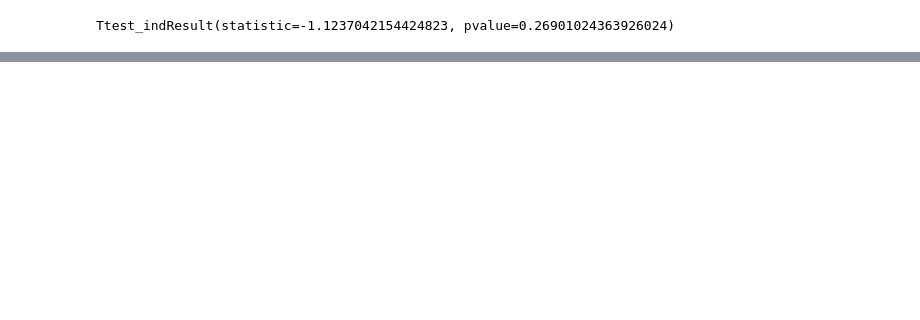
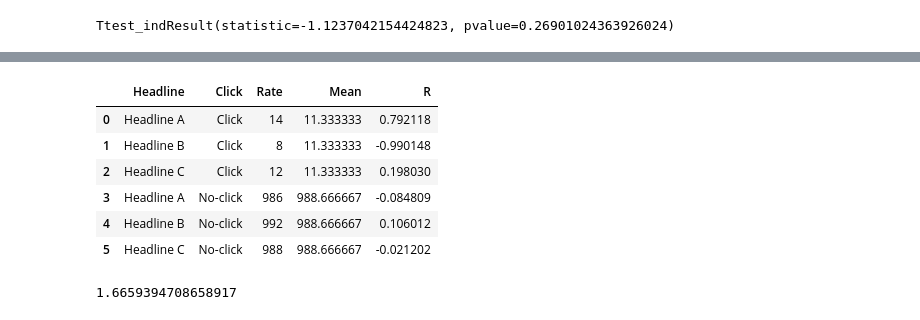
Before and after one commit to jbaeckn/machine-learning-notes, a Jupyter notebook: statistics/maching_learning_statistics_2.ipynb, the cells around one changed output, grey strips where cells are left out. Saved outputs shown, nothing was run; the diff lists cells and outputs as text; code cells hidden in the pictures; blank space fills up the shorter version.

```diff
--- a/statistics/maching_learning_statistics_2.ipynb
+++ b/statistics/maching_learning_statistics_2.ipynb
@@ -345,0 +468,3 @@ Ttest_indResult(statistic=-1.1237042154424823, pvalue=0.26901024363926024)
+# %%
+headline = pd.read_csv('click_rates.csv')
+headline
@@ -345,0 +479,5 @@ Ttest_indResult(statistic=-1.1237042154424823, pvalue=0.26901024363926024)
+# %%
+# 클릭과 no클릭의 평균값
+headline_means = headline.groupby(['Click']).agg({'Rate': np.mean})
+headline_means = headline_means.reset_index()
+headline_means
@@ -345,0 +488,4 @@ Ttest_indResult(statistic=-1.1237042154424823, pvalue=0.26901024363926024)
+# %%
+# 컬럼 이름 Rename
+headline_means = headline_means.rename(columns={'Rate':'Mean'})
+headline_means
@@ -345,0 +496,3 @@ Ttest_indResult(statistic=-1.1237042154424823, pvalue=0.26901024363926024)
+# %%
+merge_headline = headline.merge(headline_means, left_on='Click', right_on='Click')
+merge_headline
@@ -345,0 +507,16 @@ Ttest_indResult(statistic=-1.1237042154424823, pvalue=0.26901024363926024)
+# %%
+merge_headline['R'] = (merge_headline['Rate'] - merge_headline['Mean']) / np.sqrt(merge_headline['Mean'])
+merge_headline
+# %% [output]
+|  | Headline | Click | Rate | Mean | R |
+| 0 | Headline A | Click | 14 | 11.333333 | 0.792118 |
+| 1 | Headline B | Click | 8 | 11.333333 | -0.990148 |
+| 2 | Headline C | Click | 12 | 11.333333 | 0.198030 |
+| 3 | Headline A | No-click | 986 | 988.666667 | -0.084809 |
+| 4 | Headline B | No-click | 992 | 988.666667 | 0.106012 |
+| 5 | Headline C | No-click | 988 | 988.666667 | -0.021202 |
+# %%
+ob_chi = sum(merge_headline['R'] ** 2)
+ob_chi
+# %% [output]
+1.6659394708658917
```
Also changed, not shown: parts of 52 cells of this notebook, 2 other files.
